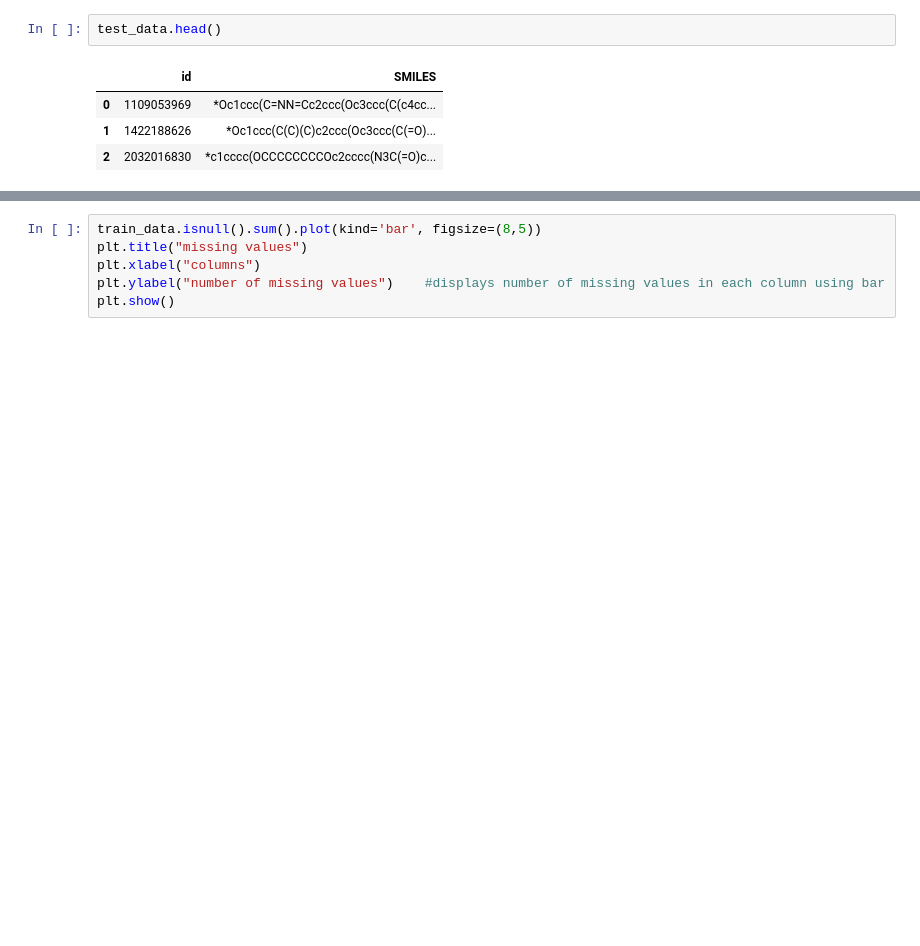
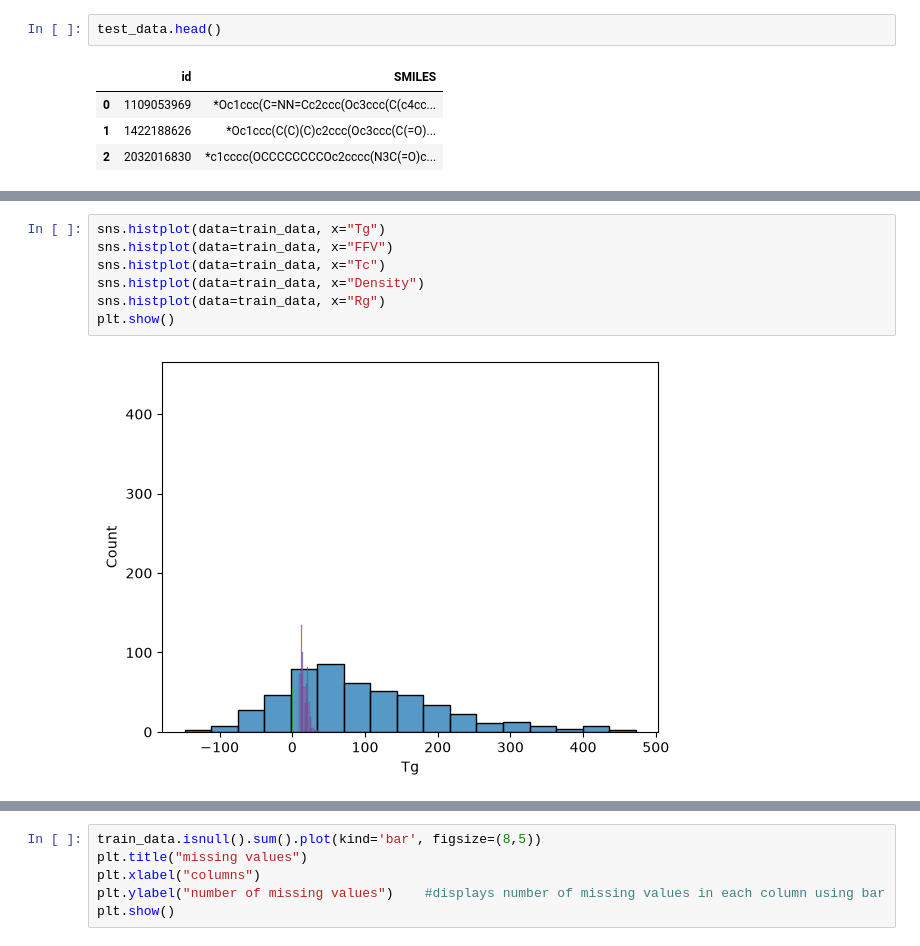
Before and after one commit to sciency-arshhiya/Open_Polymer_Prediction_Project, a Jupyter notebook: polymer_prediction.ipynb, the cells around one changed output, grey strips where cells are left out. Saved outputs shown, nothing was run; the diff lists cells and outputs as text; blank space fills up the shorter version.

```diff
--- a/polymer_prediction.ipynb
+++ b/polymer_prediction.ipynb
@@ -84,0 +90,9 @@ test_data.head()
+# %%
+sns.histplot(data=train_data, x="Tg")
+sns.histplot(data=train_data, x="FFV")
+sns.histplot(data=train_data, x="Tc")
+sns.histplot(data=train_data, x="Density")
+sns.histplot(data=train_data, x="Rg")
+plt.show()
+# %% [output]
+[figure, added]
```
Also changed, not shown: parts of 6 cells of this notebook.
